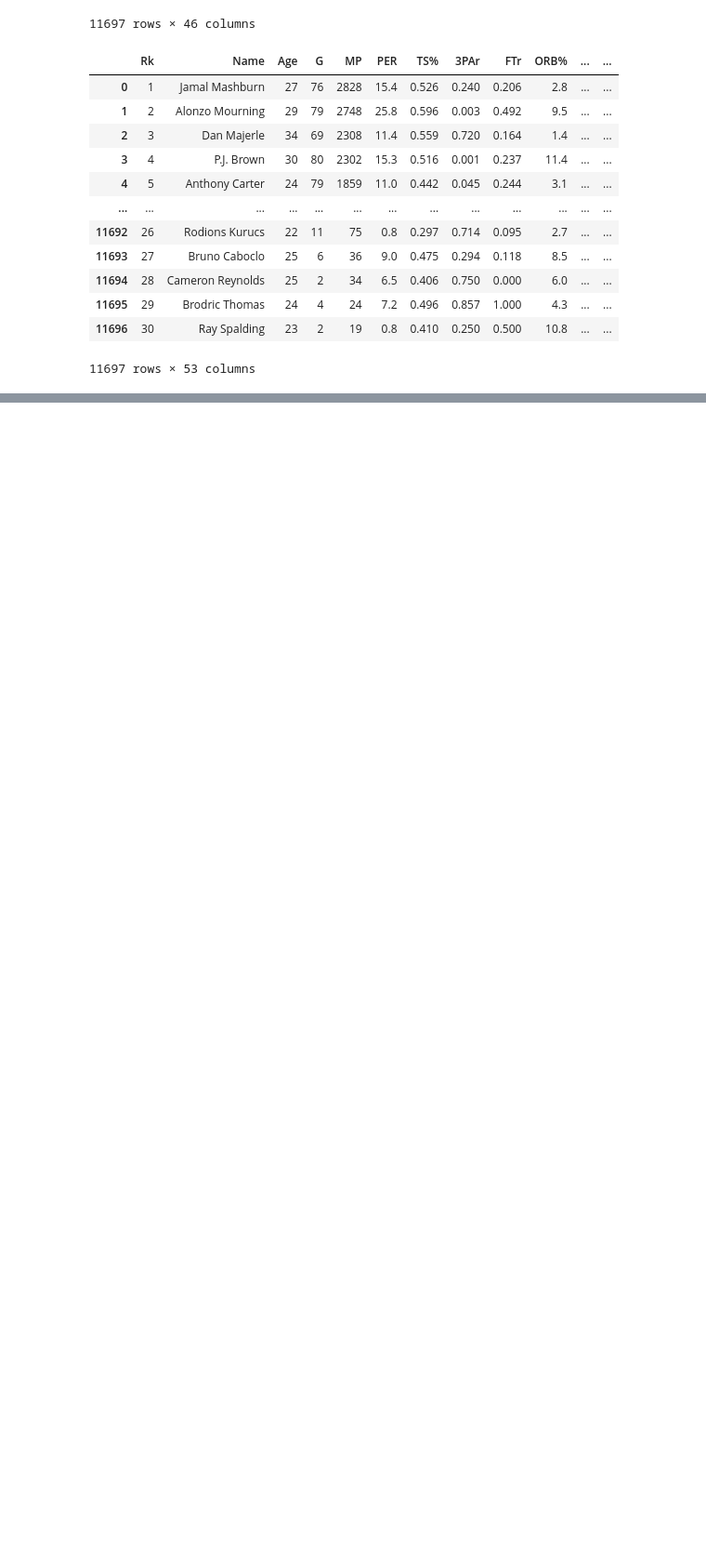
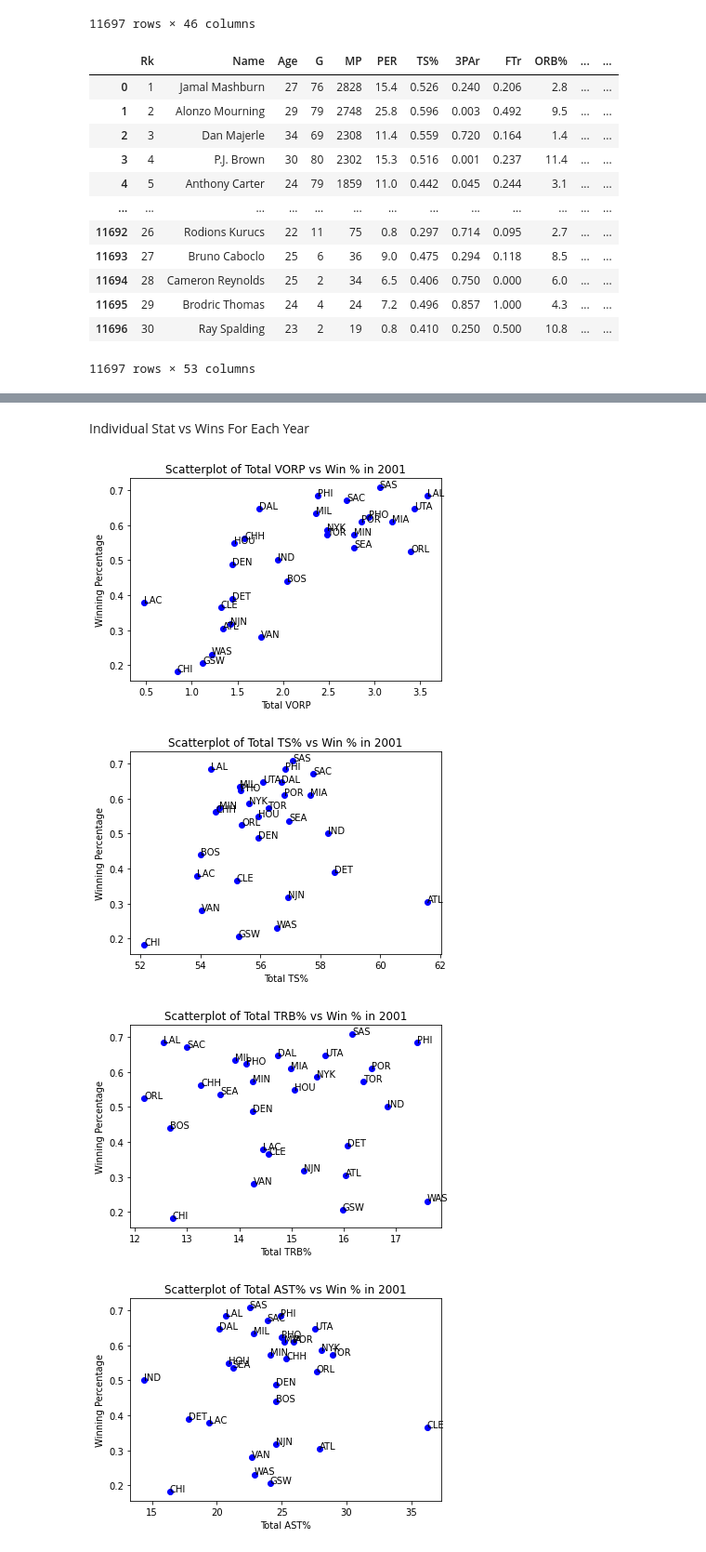
Before and after one commit to ShabKasra/ShabKasra.github.io, a Jupyter notebook: rec_predictor/Record_Predictor.ipynb, the cells around one changed output, grey strips where cells are left out. Shown at 93% size. Cells and saved outputs as stored; diff of their text form; code cells hidden in the pictures; blank space fills up the shorter version.

```diff
--- a/rec_predictor/Record_Predictor.ipynb
+++ b/rec_predictor/Record_Predictor.ipynb
@@ -240,0 +244,11 @@ teamStats
+# %%
+#getting rid of players and teams in the 1999-2000 season
+
+rosterData = rosterData[rosterData['Year'] != 2000]
+rosterData = rosterData.reset_index(drop = True)
+
+teamStats = teamStats[teamStats['Year'] != 2000]
+teamStats = teamStats.reset_index(drop = True)
+
+print(rosterData)
+print(teamStats)
@@ -241,3 +273,33 @@ teamStats
 # %%
 rosterData.to_csv("Refined Roster Data.csv", index = False)
 teamStats.to_csv("Team Stats Data.csv", index = False)
+# %% [markdown]
+Individual Stat vs Wins For Each Year
+# %%
+from matplotlib import pyplot as plt
+
+advStats = ['VORP','TS%','TRB%','AST%','BPM', "WS", "WS/48"]
+
+groupedYear = teamStats.groupby('Year')
+
+for key, item in groupedYear:
+    yearDF = groupedYear.get_group(key)
+    for stat in advStats:
+        xAxis = yearDF["Total " + stat].reset_index(drop=True)
+        yAxis = yearDF["Win %"].reset_index(drop=True)
+
+        plt.figure()
+        plt.scatter(x = xAxis, y = yAxis, color = 'b')
+        plt.xlabel("Total " + stat)
+        plt.ylabel("Winning Percentage")
+        plt.title("Scatterplot of Total " + stat + " vs Win % in " + str(key))
+
+        #putting name of teams next to points
+        for i, txt in enumerate(yearDF["Team"]):
+            plt.annotate(txt, (xAxis[i], yAxis[i]))
+        plt.plot()
+# %% [output]
+[figure, added]
+[figure, added]
+[figure, added]
+[figure, added]
```
Also changed, not shown: parts of 6 cells of this notebook, 2 other files.
